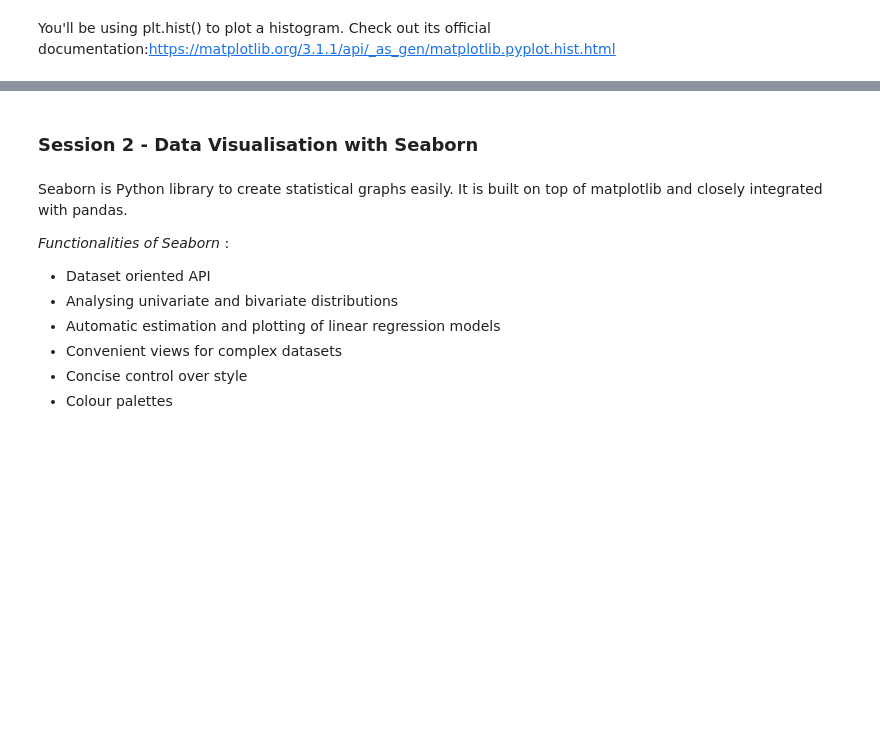
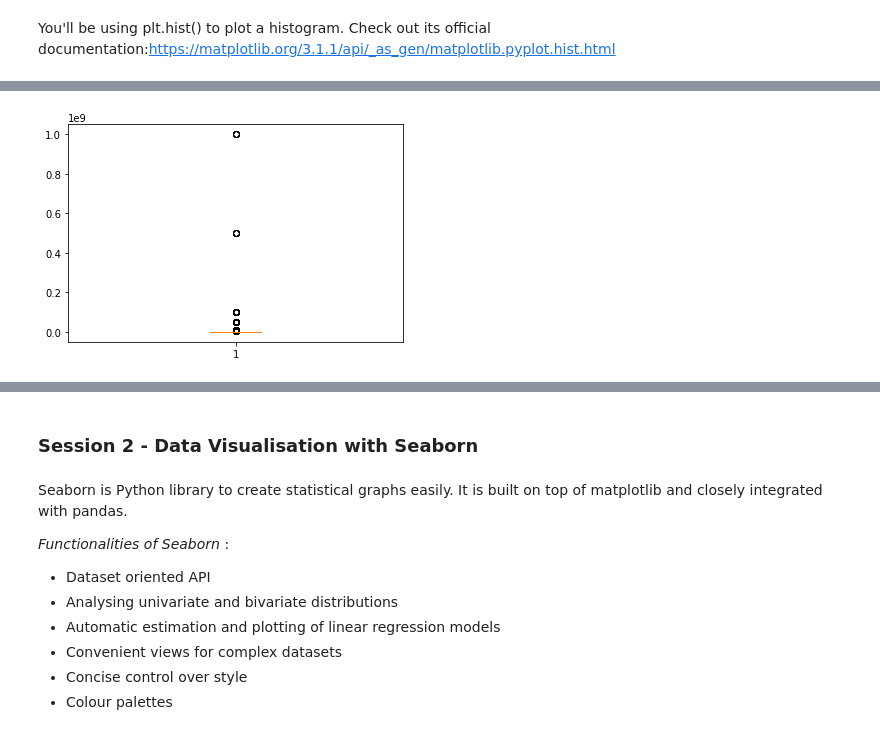
Before and after one commit to saishankar2748/Data-Analysis, a Jupyter notebook: Case Study Google Playstore apps/Data Visualisation in Python - Case Study.ipynb, the cells around one changed output, grey strips where cells are left out. Drawn from its saved outputs; the diff is of its cells as text; code cells hidden in the pictures; blank space fills up the shorter version.

```diff
--- a/Case Study Google Playstore apps/Data Visualisation in Python - Case Study.ipynb
+++ b/Case Study Google Playstore apps/Data Visualisation in Python - Case Study.ipynb
@@ -617,2 +666,6 @@ You'll be using plt.hist() to plot a histogram. Check out its official documenta
 # %%
 #Question - Create a box plot for the Installs column and report back the IQR
+plt.boxplot(inp1['Installs'])
+plt.show()
+# %% [output]
+[figure, added]
```
Also changed, not shown: parts of 11 cells of this notebook.
